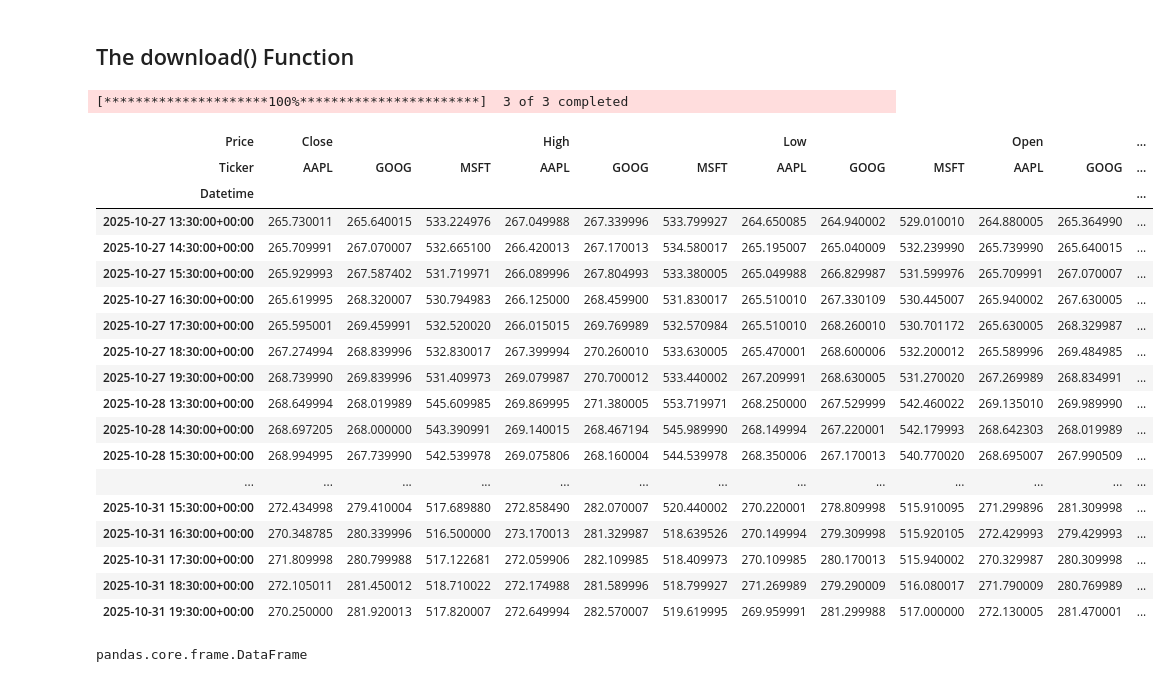
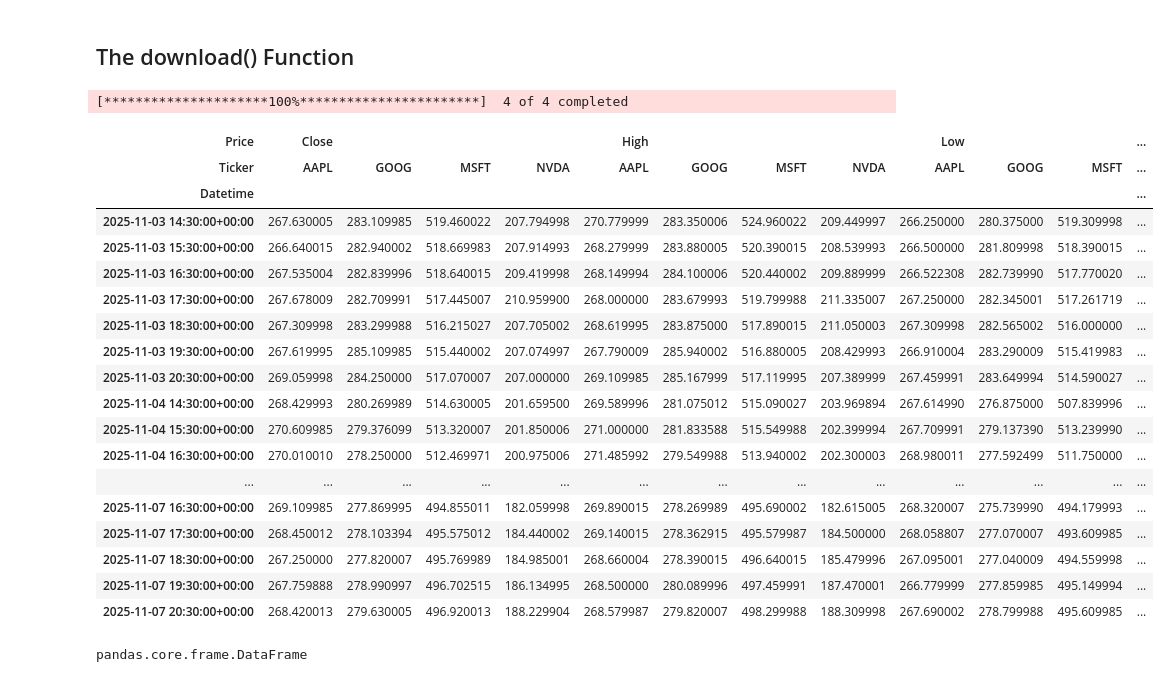
Before and after one commit to ianmcloughlin/computer-infrastructure, a Jupyter notebook: materials/yfinance.ipynb, the cells around one changed output. Drawn from its saved outputs; the diff is of its cells as text; code cells hidden in the pictures.

```diff
--- a/materials/yfinance.ipynb
+++ b/materials/yfinance.ipynb
@@ -208,31 +211,31 @@ DatetimeIndex(['2025-10-01', '2025-10-02', '2025-10-03', '2025-10-06',
 ## The download() Function
 # %%
 # Get data.
-df = yf.download(['MSFT', 'AAPL', 'GOOG'], period='5d', interval='1h')
+df = yf.download(['MSFT', 'AAPL', 'GOOG', 'NVDA'], period='5d', interval='1h')
 
 # Show.
 df
 # %% [output]
-[*********************100%***********************]  3 of 3 completed
+[*********************100%***********************]  4 of 4 completed
-| Price | Close |  |  | High |  |  | Low |  |  | Open |  | ... |
-| Ticker | AAPL | GOOG | MSFT | AAPL | GOOG | MSFT | AAPL | GOOG | MSFT | AAPL | GOOG | ... |
+| Price | Close |  |  |  | High |  |  |  | Low |  |  | ... |
+| Ticker | AAPL | GOOG | MSFT | NVDA | AAPL | GOOG | MSFT | NVDA | AAPL | GOOG | MSFT | ... |
 | Datetime |  |  |  |  |  |  |  |  |  |  |  | ... |
-| 2025-10-27 13:30:00+00:00 | 265.730011 | 265.640015 | 533.224976 | 267.049988 | 267.339996 | 533.799927 | 264.650085 | 264.940002 | 529.010010 | 264.880005 | 265.364990 | ... |
-| 2025-10-27 14:30:00+00:00 | 265.709991 | 267.070007 | 532.665100 | 266.420013 | 267.170013 | 534.580017 | 265.195007 | 265.040009 | 532.239990 | 265.739990 | 265.640015 | ... |
-| 2025-10-27 15:30:00+00:00 | 265.929993 | 267.587402 | 531.719971 | 266.089996 | 267.804993 | 533.380005 | 265.049988 | 266.829987 | 531.599976 | 265.709991 | 267.070007 | ... |
-| 2025-10-27 16:30:00+00:00 | 265.619995 | 268.320007 | 530.794983 | 266.125000 | 268.459900 | 531.830017 | 265.510010 | 267.330109 | 530.445007 | 265.940002 | 267.630005 | ... |
-| 2025-10-27 17:30:00+00:00 | 265.595001 | 269.459991 | 532.520020 | 266.015015 | 269.769989 | 532.570984 | 265.510010 | 268.260010 | 530.701172 | 265.630005 | 268.329987 | ... |
-| 2025-10-27 18:30:00+00:00 | 267.274994 | 268.839996 | 532.830017 | 267.399994 | 270.260010 | 533.630005 | 265.470001 | 268.600006 | 532.200012 | 265.589996 | 269.484985 | ... |
-| 2025-10-27 19:30:00+00:00 | 268.739990 | 269.839996 | 531.409973 | 269.079987 | 270.700012 | 533.440002 | 267.209991 | 268.630005 | 531.270020 | 267.269989 | 268.834991 | ... |
-| 2025-10-28 13:30:00+00:00 | 268.649994 | 268.019989 | 545.609985 | 269.869995 | 271.380005 | 553.719971 | 268.250000 | 267.529999 | 542.460022 | 269.135010 | 269.989990 | ... |
-| 2025-10-28 14:30:00+00:00 | 268.697205 | 268.000000 | 543.390991 | 269.140015 | 268.467194 | 545.989990 | 268.149994 | 267.220001 | 542.179993 | 268.642303 | 268.019989 | ... |
-| 2025-10-28 15:30:00+00:00 | 268.994995 | 267.739990 | 542.539978 | 269.075806 | 268.160004 | 544.539978 | 268.350006 | 267.170013 | 540.770020 | 268.695007 | 267.990509 | ... |
+| 2025-11-03 14:30:00+00:00 | 267.630005 | 283.109985 | 519.460022 | 207.794998 | 270.779999 | 283.350006 | 524.960022 | 209.449997 | 266.250000 | 280.375000 | 519.309998 | ... |
+| 2025-11-03 15:30:00+00:00 | 266.640015 | 282.940002 | 518.669983 | 207.914993 | 268.279999 | 283.880005 | 520.390015 | 208.539993 | 266.500000 | 281.809998 | 518.390015 | ... |
+| 2025-11-03 16:30:00+00:00 | 267.535004 | 282.839996 | 518.640015 | 209.419998 | 268.149994 | 284.100006 | 520.440002 | 209.889999 | 266.522308 | 282.739990 | 517.770020 | ... |
+| 2025-11-03 17:30:00+00:00 | 267.678009 | 282.709991 | 517.445007 | 210.959900 | 268.000000 | 283.679993 | 519.799988 | 211.335007 | 267.250000 | 282.345001 | 517.261719 | ... |
+| 2025-11-03 18:30:00+00:00 | 267.309998 | 283.299988 | 516.215027 | 207.705002 | 268.619995 | 283.875000 | 517.890015 | 211.050003 | 267.309998 | 282.565002 | 516.000000 | ... |
+| 2025-11-03 19:30:00+00:00 | 267.619995 | 285.109985 | 515.440002 | 207.074997 | 267.790009 | 285.940002 | 516.880005 | 208.429993 | 266.910004 | 283.290009 | 515.419983 | ... |
+| 2025-11-03 20:30:00+00:00 | 269.059998 | 284.250000 | 517.070007 | 207.000000 | 269.109985 | 285.167999 | 517.119995 | 207.389999 | 267.459991 | 283.649994 | 514.590027 | ... |
+| 2025-11-04 14:30:00+00:00 | 268.429993 | 280.269989 | 514.630005 | 201.659500 | 269.589996 | 281.075012 | 515.090027 | 203.969894 | 267.614990 | 276.875000 | 507.839996 | ... |
+| 2025-11-04 15:30:00+00:00 | 270.609985 | 279.376099 | 513.320007 | 201.850006 | 271.000000 | 281.833588 | 515.549988 | 202.399994 | 267.709991 | 279.137390 | 513.239990 | ... |
+| 2025-11-04 16:30:00+00:00 | 270.010010 | 278.250000 | 512.469971 | 200.975006 | 271.485992 | 279.549988 | 513.940002 | 202.300003 | 268.980011 | 277.592499 | 511.750000 | ... |
 | ... | ... | ... | ... | ... | ... | ... | ... | ... | ... | ... | ... | ... |
-| 2025-10-31 15:30:00+00:00 | 272.434998 | 279.410004 | 517.689880 | 272.858490 | 282.070007 | 520.440002 | 270.220001 | 278.809998 | 515.910095 | 271.299896 | 281.309998 | ... |
-| 2025-10-31 16:30:00+00:00 | 270.348785 | 280.339996 | 516.500000 | 273.170013 | 281.329987 | 518.639526 | 270.149994 | 279.309998 | 515.920105 | 272.429993 | 279.429993 | ... |
-| 2025-10-31 17:30:00+00:00 | 271.809998 | 280.799988 | 517.122681 | 272.059906 | 282.109985 | 518.409973 | 270.109985 | 280.170013 | 515.940002 | 270.329987 | 280.309998 | ... |
-| 2025-10-31 18:30:00+00:00 | 272.105011 | 281.450012 | 518.710022 | 272.174988 | 281.589996 | 518.799927 | 271.269989 | 279.290009 | 516.080017 | 271.790009 | 280.769989 | ... |
-| 2025-10-31 19:30:00+00:00 | 270.250000 | 281.920013 | 517.820007 | 272.649994 | 282.570007 | 519.619995 | 269.959991 | 281.299988 | 517.000000 | 272.130005 | 281.470001 | ... |
+| 2025-11-07 16:30:00+00:00 | 269.109985 | 277.869995 | 494.855011 | 182.059998 | 269.890015 | 278.269989 | 495.690002 | 182.615005 | 268.320007 | 275.739990 | 494.179993 | ... |
+| 2025-11-07 17:30:00+00:00 | 268.450012 | 278.103394 | 495.575012 | 184.440002 | 269.140015 | 278.362915 | 495.579987 | 184.500000 | 268.058807 | 277.070007 | 493.609985 | ... |
+| 2025-11-07 18:30:00+00:00 | 267.250000 | 277.820007 | 495.769989 | 184.985001 | 268.660004 | 278.390015 | 496.640015 | 185.479996 | 267.095001 | 277.040009 | 494.559998 | ... |
+| 2025-11-07 19:30:00+00:00 | 267.759888 | 278.990997 | 496.702515 | 186.134995 | 268.500000 | 280.089996 | 497.459991 | 187.470001 | 266.779999 | 277.859985 | 495.149994 | ... |
+| 2025-11-07 20:30:00+00:00 | 268.420013 | 279.630005 | 496.920013 | 188.229904 | 268.579987 | 279.820007 | 498.299988 | 188.309998 | 267.690002 | 278.799988 | 495.609985 | ... |
 # %%
 # Show the type of the DataFrame.
 type(df)
```
Also changed, not shown: parts of 22 cells of this notebook, 4 other files.
